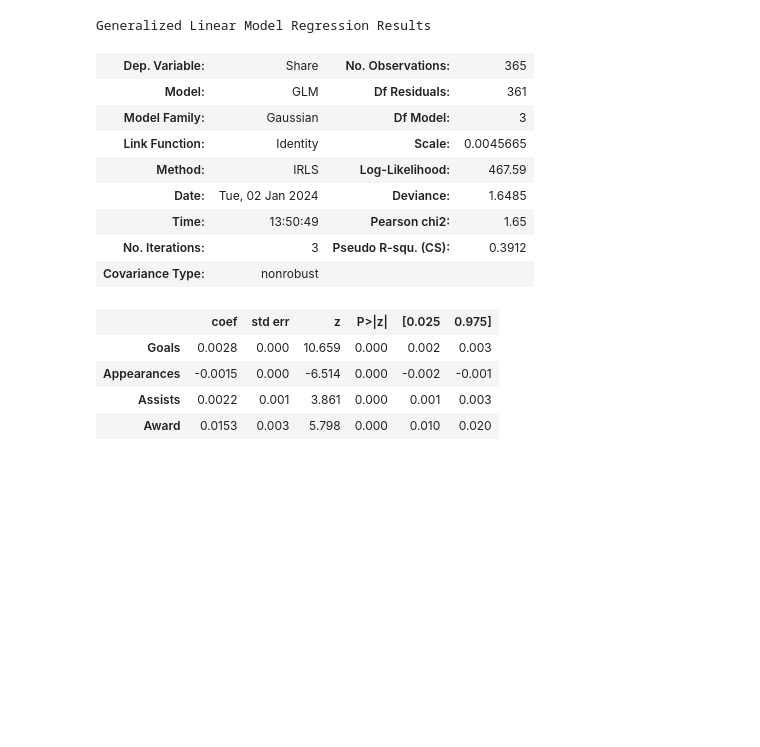
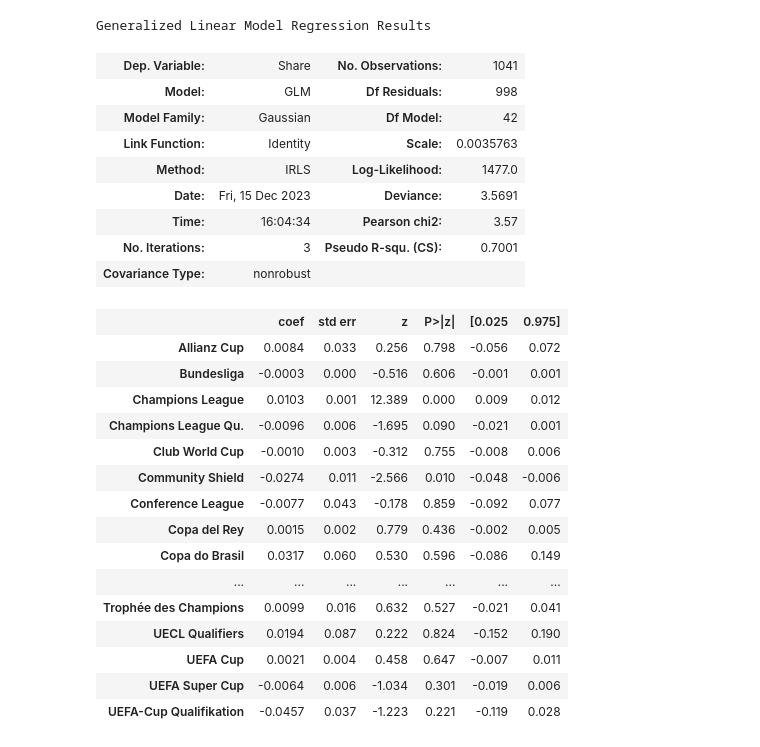
Before and after one commit to TheJarmanitor/outplayed, a Jupyter notebook: notebooks/baseline_glm.ipynb, the cells around one changed output. Cells and saved outputs as stored; diff of their text form; code cells hidden in the pictures; blank space fills up the shorter version.

```diff
--- a/notebooks/baseline_glm.ipynb
+++ b/notebooks/baseline_glm.ipynb
@@ -103,18 +10,0 @@ comp_apps['Appearances'] = Goals
-# %%
-to_drop = []
-for i in comp_goals.columns:
-    if i not in ['Year', 'Player', 'Goals']:
-        to_drop.append(i)
-goals = comp_goals.drop(columns=to_drop)
-
-to_drop = []
-for i in comp_ass.columns:
-    if i not in ['Year', 'Player', 'Assists']:
-        to_drop.append(i)
-assists = comp_ass.drop(columns=to_drop)
-
-to_drop = []
-for i in comp_apps.columns:
-    if i not in ['Year', 'Player', 'Appearances']:
-        to_drop.append(i)
-apps = comp_apps.drop(columns=to_drop)
@@ -130,0 +11,7 @@ X, y = goals.drop(columns = ['Share']), goals['Share']
+# %%
+ballon_dor['Year'] = ballon_dor['Year'].apply(lambda x: int(str(x)[-2:]))
+ballon_dor = ballon_dor.query('Year >= 8 & Year <=23')
+# ballon_dor['Share'] = np.log(ballon_dor['Share'])
+
+df['Season'] = df['Season'].apply(lambda x: int(str(x)[-2:]))
+df = df.query('Season >= 8 & Season <=23')
@@ -130,0 +99,3 @@ X, y = goals.drop(columns = ['Share']), goals['Share']
+# %%
+pivot_stats23 = stats23[['Player', 'Year', 'Competition', 'Total', 'Share']].pivot_table(index=['Player', 'Year'], columns='Competition', aggfunc='sum')
+pivot_stats23['Total'].replace(np.nan, 0, inplace=True)
@@ -130,0 +107,6 @@ X, y = goals.drop(columns = ['Share']), goals['Share']
+# %%
+stats23 = pivot_stats23['Total'].reset_index().merge(stats23[['Player', 'Year', 'Share']], on=['Player', 'Year'], how='inner')
+for column in stats23.columns:
+    if column not in ['Player', 'Year', 'Share']:
+        stats23[column] = stats23[column].astype(float)
+stats23.set_index(['Player', 'Year'], inplace=True)
@@ -131,21 +130,32 @@ X, y = goals.drop(columns = ['Share']), goals['Share']
 # %%
-glm1 =  sm.GLM(endog=goals['Share'], exog=goals.drop(columns=['Share']), family=sm.families.Gaussian())
-X = sm.add_constant(X)
+glm1 =  sm.GLM(endog=stats23['Share'], exog=stats23.drop(columns=['Share']), family=sm.families.Gaussian())
+stats23 = sm.add_constant(stats23)
 results = glm1.fit()
 results.summary()
 # %% [output]
 Generalized Linear Model Regression Results
-| Dep. Variable: | Share | No. Observations: | 365 |
-| Model: | GLM | Df Residuals: | 361 |
-| Model Family: | Gaussian | Df Model: | 3 |
-| Link Function: | Identity | Scale: | 0.0045665 |
-| Method: | IRLS | Log-Likelihood: | 467.59 |
-| Date: | Tue, 02 Jan 2024 | Deviance: | 1.6485 |
-| Time: | 13:50:49 | Pearson chi2: | 1.65 |
-| No. Iterations: | 3 | Pseudo R-squ. (CS): | 0.3912 |
+| Dep. Variable: | Share | No. Observations: | 1041 |
+| Model: | GLM | Df Residuals: | 998 |
+| Model Family: | Gaussian | Df Model: | 42 |
+| Link Function: | Identity | Scale: | 0.0035763 |
+| Method: | IRLS | Log-Likelihood: | 1477.0 |
+| Date: | Fri, 15 Dec 2023 | Deviance: | 3.5691 |
+| Time: | 16:04:34 | Pearson chi2: | 3.57 |
+| No. Iterations: | 3 | Pseudo R-squ. (CS): | 0.7001 |
 | Covariance Type: | nonrobust |  |  |
 |  | coef | std err | z | P>|z| | [0.025 | 0.975] |
-| Goals | 0.0028 | 0.000 | 10.659 | 0.000 | 0.002 | 0.003 |
-| Appearances | -0.0015 | 0.000 | -6.514 | 0.000 | -0.002 | -0.001 |
-| Assists | 0.0022 | 0.001 | 3.861 | 0.000 | 0.001 | 0.003 |
-| Award | 0.0153 | 0.003 | 5.798 | 0.000 | 0.010 | 0.020 |
+| Allianz Cup | 0.0084 | 0.033 | 0.256 | 0.798 | -0.056 | 0.072 |
+| Bundesliga | -0.0003 | 0.000 | -0.516 | 0.606 | -0.001 | 0.001 |
+| Champions League | 0.0103 | 0.001 | 12.389 | 0.000 | 0.009 | 0.012 |
+| Champions League Qu. | -0.0096 | 0.006 | -1.695 | 0.090 | -0.021 | 0.001 |
+| Club World Cup | -0.0010 | 0.003 | -0.312 | 0.755 | -0.008 | 0.006 |
+| Community Shield | -0.0274 | 0.011 | -2.566 | 0.010 | -0.048 | -0.006 |
+| Conference League | -0.0077 | 0.043 | -0.178 | 0.859 | -0.092 | 0.077 |
+| Copa del Rey | 0.0015 | 0.002 | 0.779 | 0.436 | -0.002 | 0.005 |
+| Copa do Brasil | 0.0317 | 0.060 | 0.530 | 0.596 | -0.086 | 0.149 |
+| ... | ... | ... | ... | ... | ... | ... |
+| Trophée des Champions | 0.0099 | 0.016 | 0.632 | 0.527 | -0.021 | 0.041 |
+| UECL Qualifiers | 0.0194 | 0.087 | 0.222 | 0.824 | -0.152 | 0.190 |
+| UEFA Cup | 0.0021 | 0.004 | 0.458 | 0.647 | -0.007 | 0.011 |
+| UEFA Super Cup | -0.0064 | 0.006 | -1.034 | 0.301 | -0.019 | 0.006 |
+| UEFA-Cup Qualifikation | -0.0457 | 0.037 | -1.223 | 0.221 | -0.119 | 0.028 |
```
Also changed, not shown: parts of 22 cells of this notebook, 3 other files.
